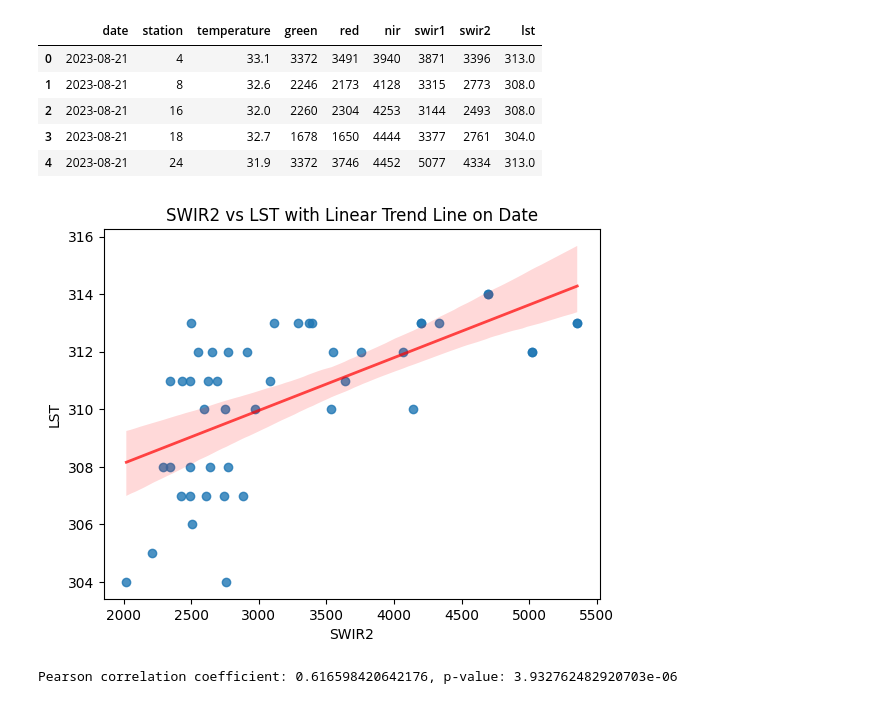
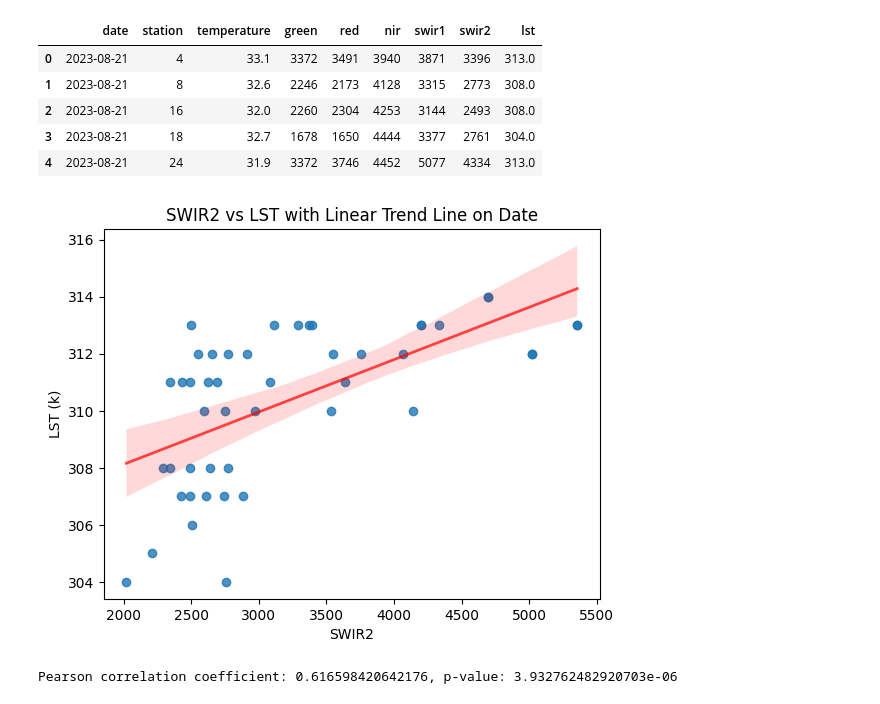
Before and after one commit to ayubero/uhi, a Jupyter notebook: madrid/lst_analysis.ipynb, the cells around one changed output. Cells and saved outputs as stored; diff of their text form; code cells hidden in the pictures.

```diff
--- a/madrid/lst_analysis.ipynb
+++ b/madrid/lst_analysis.ipynb
@@ -18,11 +18,11 @@ import scipy.stats as stats
 # %%
 sns.regplot(x=df['swir2'], y=df['lst'], line_kws={'color':'r', 'alpha':0.7, 'lw':2})
 plt.xlabel('SWIR2')
-plt.ylabel('LST')
+plt.ylabel('LST (k)')
 plt.title('SWIR2 vs LST with Linear Trend Line on Date')
 plt.show()
 # %% [output]
-[figure, old version]
+[figure, new version]
 # %%
 correlation, p_value = stats.pearsonr(df['swir2'], df['lst'])
 print(f'Pearson correlation coefficient: {correlation}, p-value: {p_value}')
```
Also changed, not shown: parts of 1 cell of this notebook, 2 other files.
